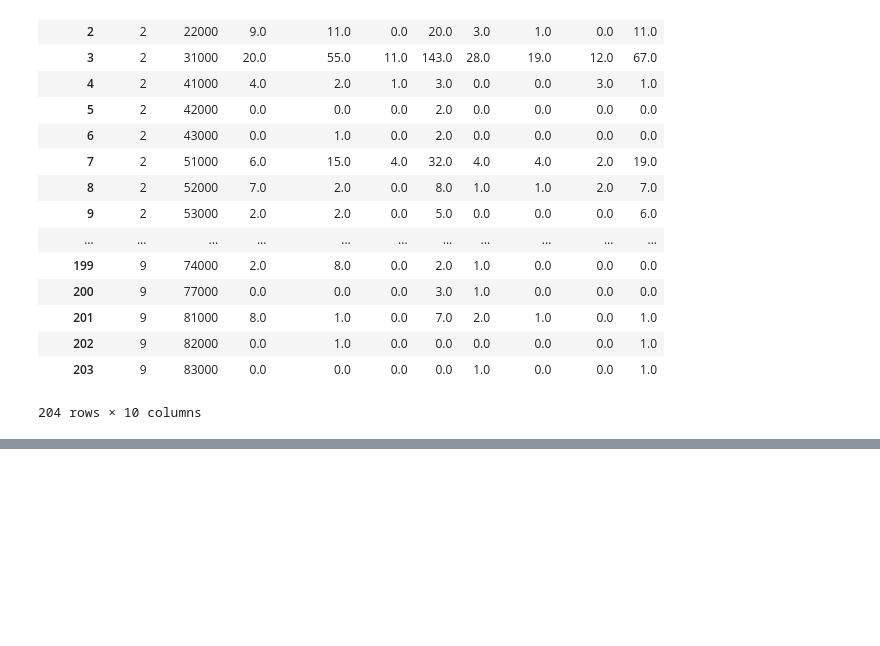
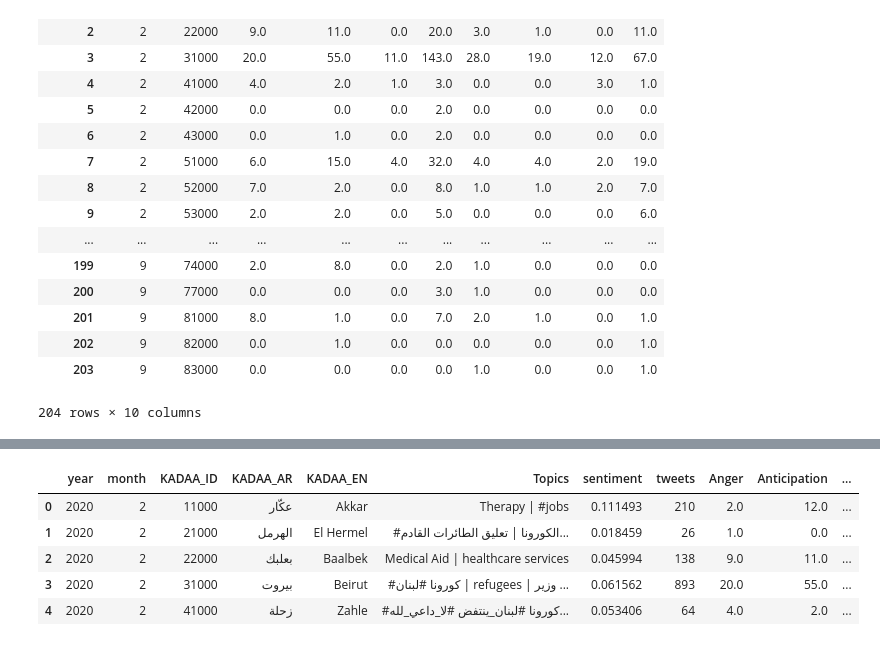
Before and after one commit to aliharakeh/M2-Project, a Jupyter notebook: Project_Final_Scripts/Dashboard Final Data/fix.ipynb, the cells around one changed output, grey strips where cells are left out. Drawn from its saved outputs; the diff is of its cells as text; code cells hidden in the pictures; blank space fills up the shorter version.

```diff
--- a/Project_Final_Scripts/Dashboard Final Data/fix.ipynb
+++ b/Project_Final_Scripts/Dashboard Final Data/fix.ipynb
@@ -155,0 +202,2 @@ k
+# %%
+k['date'] = k.apply(lambda row: f'{row.month}/10/{row.year}', axis=1)
@@ -156,3 +213,12 @@ k
+# %%
+k.head()
+# %% [output]
+|  | year | month | KADAA_ID | KADAA_AR | KADAA_EN | Topics | sentiment | tweets | Anger | Anticipation | ... |
+| 0 | 2020 | 2 | 11000 | عكّار | Akkar | Therapy | #jobs | 0.111493 | 210 | 2.0 | 12.0 | ... |
+| 1 | 2020 | 2 | 21000 | الهرمل | El Hermel | #الكورونا | تعليق الطائرات القادم... | 0.018459 | 26 | 1.0 | 0.0 | ... |
+| 2 | 2020 | 2 | 22000 | بعلبك | Baalbek | Medical Aid | healthcare services | 0.045994 | 138 | 9.0 | 11.0 | ... |
+| 3 | 2020 | 2 | 31000 | بيروت | Beirut | #كورونا #لبنان | refugees | وزير ... | 0.061562 | 893 | 20.0 | 55.0 | ... |
+| 4 | 2020 | 2 | 41000 | زحلة | Zahle | #كورونا #لبنان_ينتفض #لا_داعي_لله... | 0.053406 | 64 | 4.0 | 2.0 | ... |
 # %%
 m.to_csv('mo7afazat_final.csv')
 k.to_csv('kadaas_final.csv')
```
Also changed, not shown: parts of 8 cells of this notebook, 3 other files.
